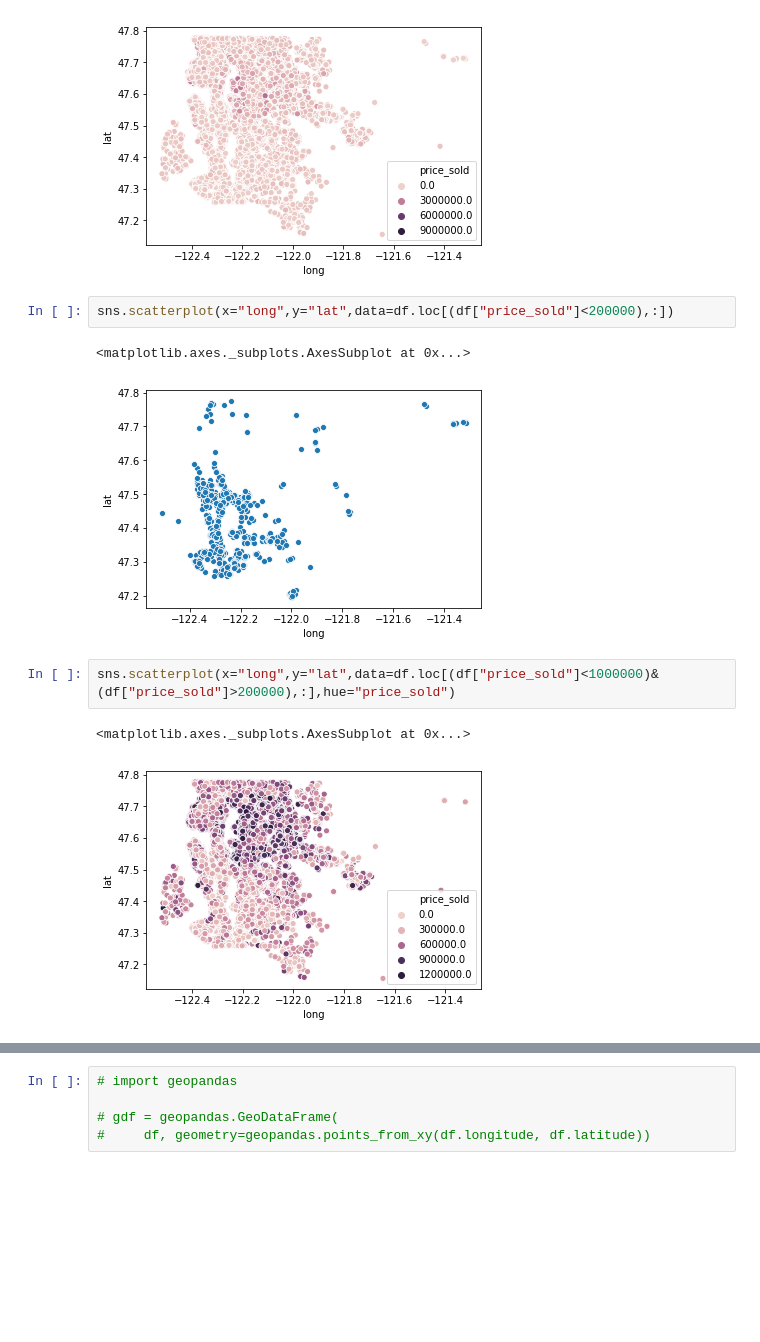
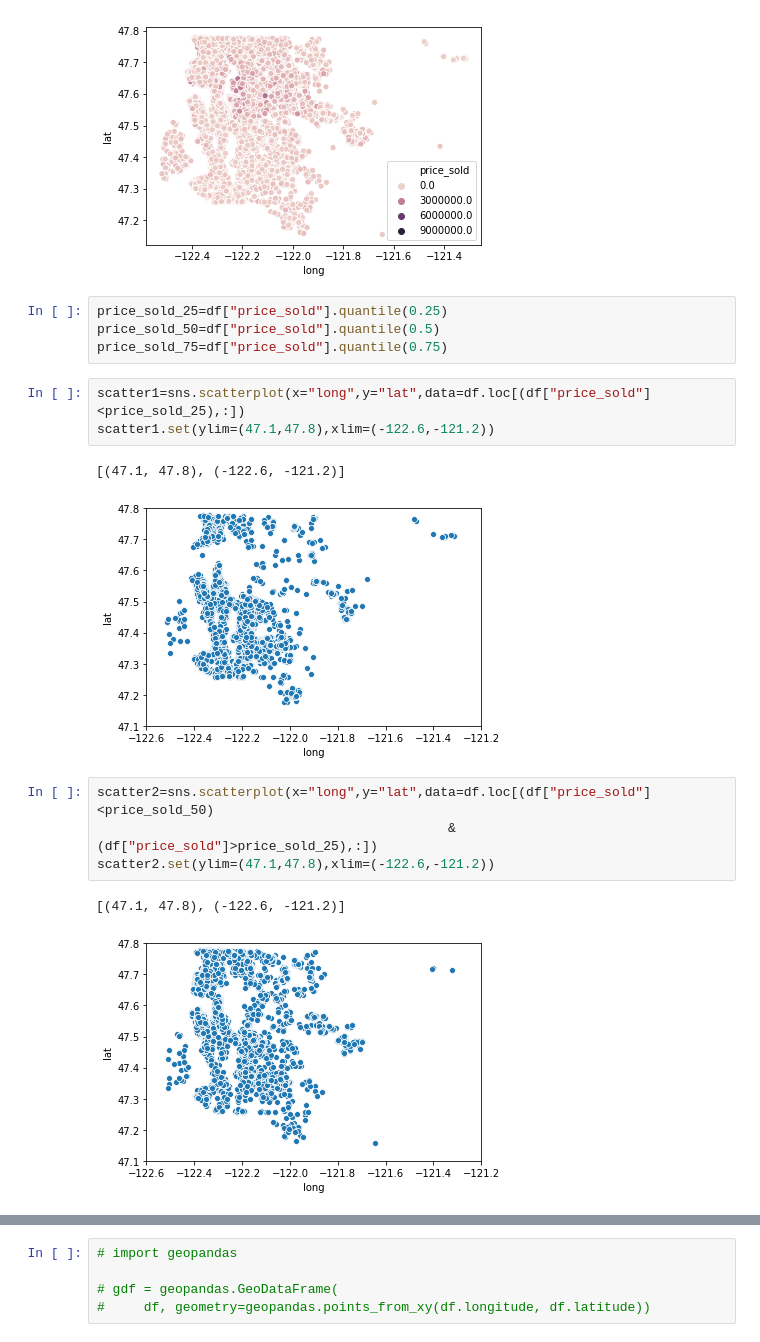
Before and after one commit to Greg-S-12/Mod1_Project, a Jupyter notebook: Gregthing.ipynb, the cells around one changed output, grey strips where cells are left out. Cells and saved outputs as stored; diff of their text form; blank space fills up the shorter version.

Commit message:
updating plots for limits

```diff
--- a/Gregthing.ipynb
+++ b/Gregthing.ipynb
@@ -172,13 +172,20 @@ sns.scatterplot(x="long",y="lat",data=df,hue="price_sold")
 # %% [output]
 <matplotlib.axes._subplots.AxesSubplot at 0x...>
 [figure]
+# %%
+price_sold_25=df["price_sold"].quantile(0.25)
+price_sold_50=df["price_sold"].quantile(0.5)
+price_sold_75=df["price_sold"].quantile(0.75)
 # %%
-sns.scatterplot(x="long",y="lat",data=df.loc[(df["price_sold"]<200000),:])
+scatter1=sns.scatterplot(x="long",y="lat",data=df.loc[(df["price_sold"]<price_sold_25),:])
+scatter1.set(ylim=(47.1,47.8),xlim=(-122.6,-121.2))
 # %% [output]
-<matplotlib.axes._subplots.AxesSubplot at 0x...>
+[(47.1, 47.8), (-122.6, -121.2)]
-[figure, old version]
+[figure, new version]
 # %%
-sns.scatterplot(x="long",y="lat",data=df.loc[(df["price_sold"]<1000000)&(df["price_sold"]>200000),:],hue="price_sold")
+scatter2=sns.scatterplot(x="long",y="lat",data=df.loc[(df["price_sold"]<price_sold_50)
+                                             &(df["price_sold"]>price_sold_25),:])
+scatter2.set(ylim=(47.1,47.8),xlim=(-122.6,-121.2))
 # %% [output]
-<matplotlib.axes._subplots.AxesSubplot at 0x...>
+[(47.1, 47.8), (-122.6, -121.2)]
-[figure, old version]
+[figure, new version]
```
Also changed, not shown: parts of 3 cells of this notebook.
